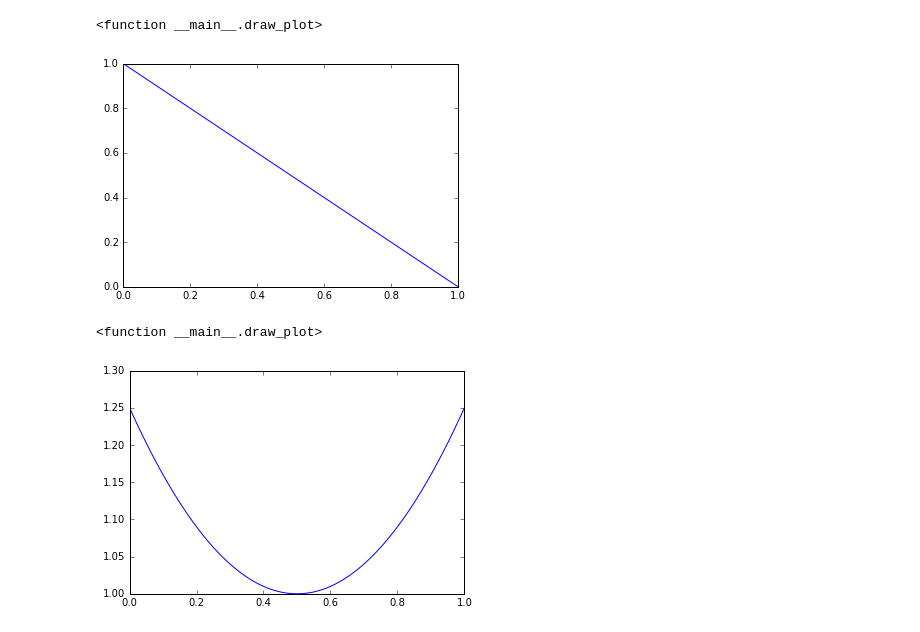
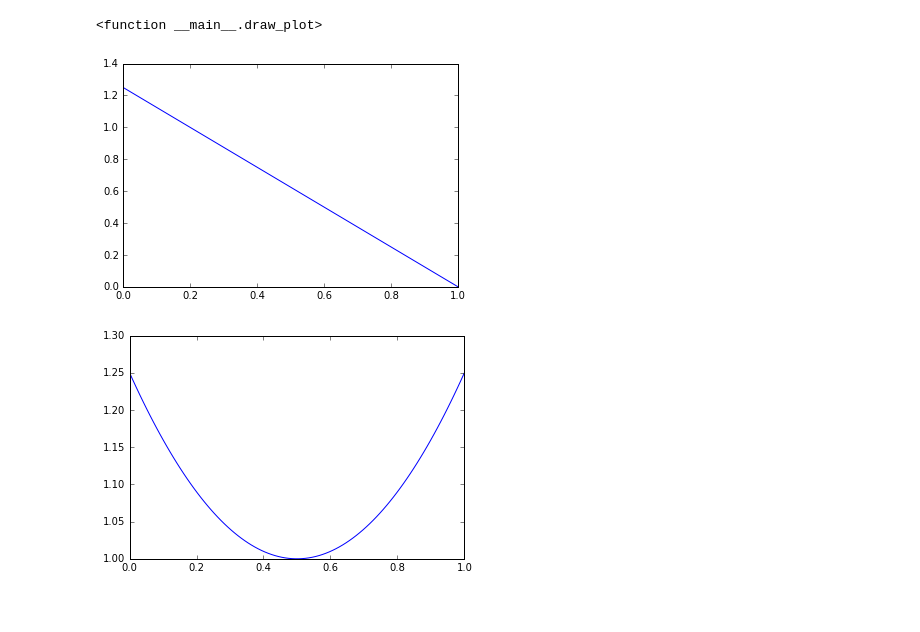
Before and after one commit to alexrisman/graphing_notebooks, a Jupyter notebook: graphing_examples.ipynb, the cells around one changed output. Saved outputs shown, nothing was run; the diff lists cells and outputs as text; code cells hidden in the pictures.

```diff
--- a/graphing_examples.ipynb
+++ b/graphing_examples.ipynb
@@ -39,18 +39,17 @@ interact(draw_plot, m=(1.), x1=(1.), y1=(1.))
 # %%
 # 3. standard line
 def f(x, A, B, C):
     return 1.*(C-A*x)/B
 
 def draw_plot(A, B, C):
     x = list(np.linspace(0,1,100))
     y = list(map(lambda elem : f(elem, A, B, C), x))
     plt.plot(x, y)
     plt.show()
 
-interact(draw_plot, A=(1.), B=(1.), C=(1.))
+interact(draw_plot, A=(1.), B=(-1., 3., .3), C=(1.))
 # %% [output]
-[figure, old version]
+[figure, new version]
-<function __main__.draw_plot>
 # %%
 # 4. parabola vertex
 def f(x, a, h, k):
```
Also changed, not shown: parts of 5 cells of this notebook.
